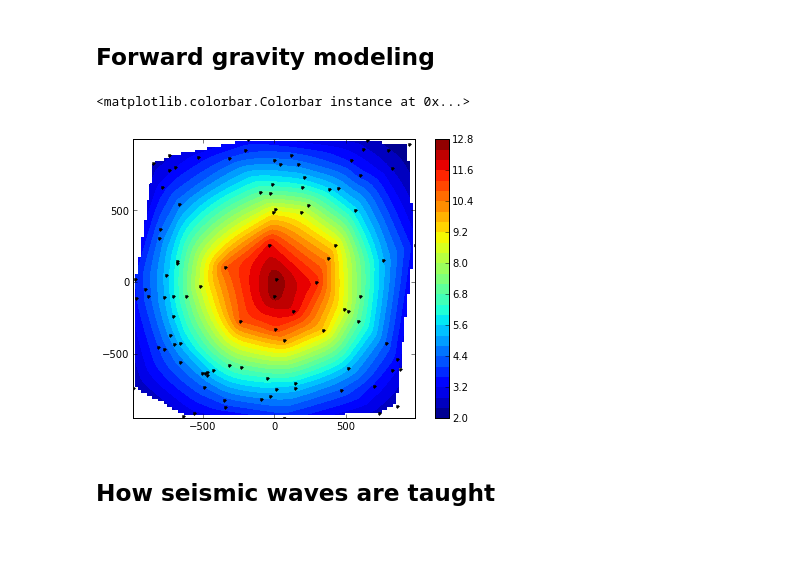
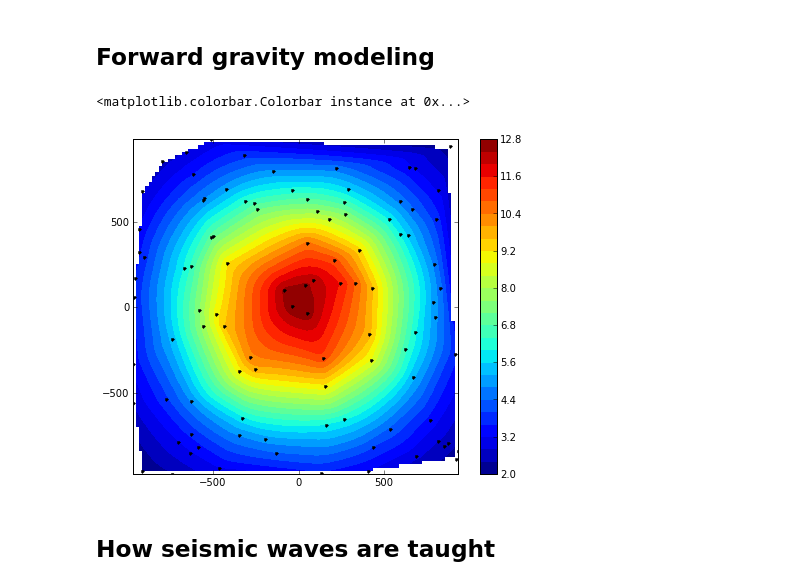
Before and after one commit to leouieda/scipy2013, a Jupyter notebook: presentation/modeling_the_earth_with_fatiando_a_terra.ipynb, the cells around one changed output. Cells and saved outputs as stored; diff of their text form; code cells hidden in the pictures; blank space fills up the shorter version.

```diff
--- a/presentation/modeling_the_earth_with_fatiando_a_terra.ipynb
+++ b/presentation/modeling_the_earth_with_fatiando_a_terra.ipynb
@@ -70,14 +70,14 @@ g = gravmag.prism.gz(x, y, z, model)
 ## Forward gravity modeling
 # %%
 from fatiando.vis import mpl
-mpl.figure(figsize=(7,5))
+mpl.figure(figsize=(8,6))
 mpl.axis('scaled')
 mpl.contourf(y, x, g, (100,100), 30, interp=True)
 mpl.plot(y, x, '.k')
 mpl.colorbar()
 # %% [output]
 <matplotlib.colorbar.Colorbar instance at 0x...>
-[figure, old version]
+[figure, new version]
 # %% [markdown]
 ## How seismic waves are taught
 # %% [markdown]
```
Also changed, not shown: parts of 1 cell of this notebook, 2 other files.
